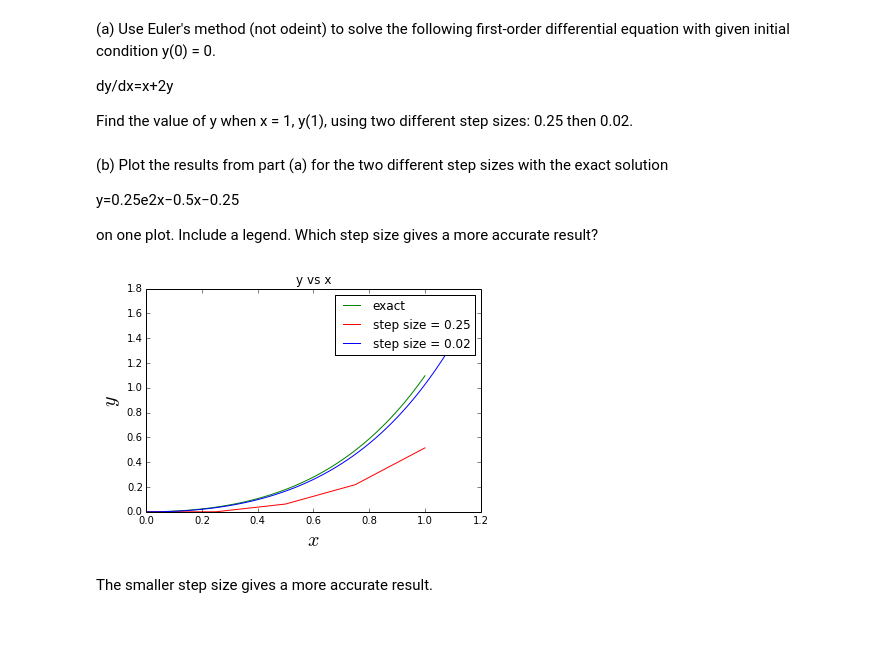
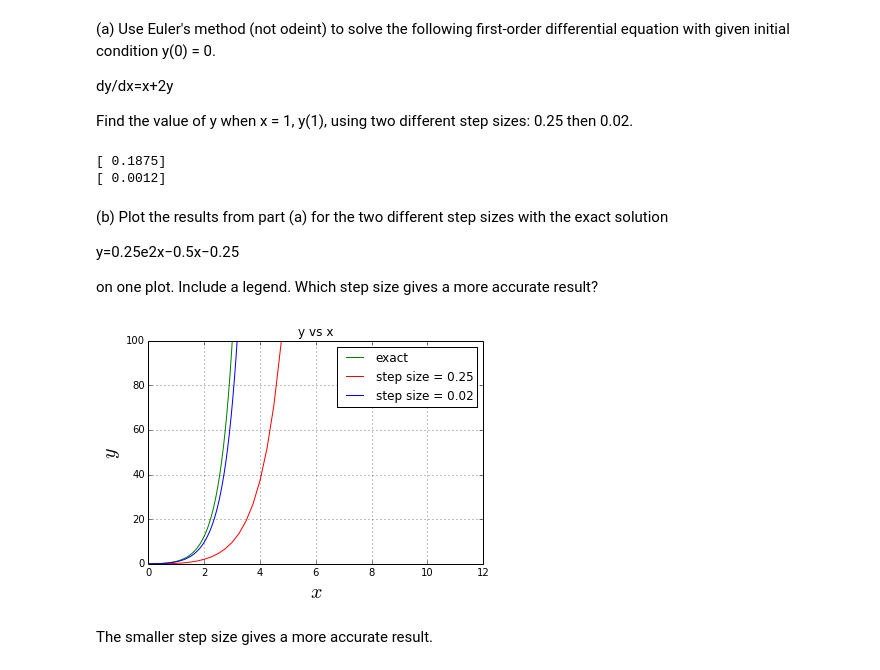
Before and after one commit to dlhoang/PHYS202-S14, a Jupyter notebook: SciPy/ODEExercises.ipynb, the cells around one changed output. Drawn from its saved outputs; the diff is of its cells as text; code cells hidden in the pictures; blank space fills up the shorter version.

```diff
--- a/SciPy/ODEExercises.ipynb
+++ b/SciPy/ODEExercises.ipynb
@@ -224,6 +327,7 @@ def Euler(xmax,dx):
     a = -9.81 #g in m/s^2
     nsteps = int(xmax/dx)
     x = np.zeros(nsteps)
+    dydx = np.zeros(nsteps)
     y = np.zeros(nsteps)
 
     # set initial conditions, redundant in this example
@@ -232,14 +336,20 @@ def Euler(xmax,dx):
 
     for i in range(len(x)-1):
         x[i+1] = x[i] + dx
-        y[i+1] = y[i]+ ((x[i] + 2*y[i]) * dx)
-        if x[i] == 1.:
-            print y[i]
+        dydx[i+1] = x[i] + 2*y[i]
+        y[i+1] = y[i]+ dydx[i] * dx
 
     return x,y
 
-x1,y1 = Euler(1.25,0.25)
-x2,y2 = Euler(1.2,0.02)
+x1,y1 = Euler(100,0.25)
+x2,y2 = Euler(100,0.02)
+ii = (x1==1)
+jj = (x1==1)
+print y1[ii]
+print y2[jj]
+# %% [output]
+[ 0.1875]
+[ 0.0012]
 # %% [markdown]
 (b) Plot the results from part (a) for the two different step sizes with the exact solution
 
@@ -247,23 +357,25 @@ y=0.25e2x−0.5x−0.25
 
 on one plot. Include a legend. Which step size gives a more accurate result?
 # %%
-import matplotlib.pyplot as plt
 import numpy as np
 
-x = np.linspace(0,1,100)
-y = 0.25 * np.exp(2*x) - 0.5*x - 0.25
+x1,y1 = Euler(100,0.25)
+x2,y2 = Euler(100,0.02)
+y = 0.25 * np.exp(2*x2) - 0.5*x2 - 0.25
 
 plt.title("y vs x")
-plt.plot(x,y,'g-',label="exact")
+plt.plot(x2,y,'g-',label="exact")
 plt.plot(x1,y1, 'r-', label="step size = 0.25")
 plt.plot(x2,y2, 'b-', label="step size = 0.02")
 
+plt.axis([0,12,0,100])
 plt.xlabel(r'$x$',fontsize=20)
 plt.ylabel(r'$y$',fontsize=20)
+plt.grid()
 plt.legend()
 plt.show()
 # %% [output]
-[figure, old version]
+[figure, new version]
 # %% [markdown]
 The smaller step size gives a more accurate result.
 # %% [markdown]
```
Also changed, not shown: parts of 7 cells of this notebook, 3 other files.
